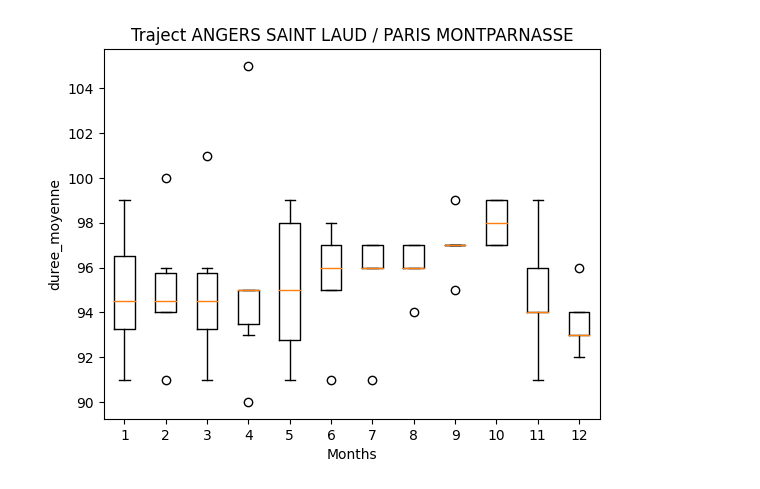
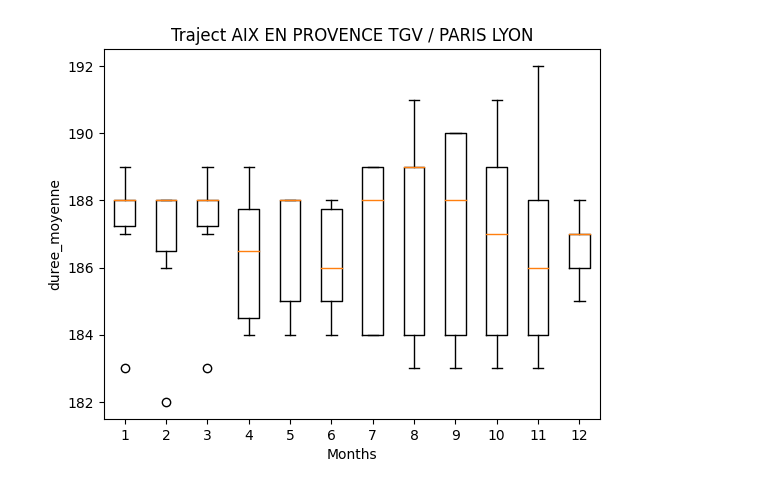
Before and after one commit to Salahidine2002/TGV_delay_prediction, a Jupyter notebook: Tests.ipynb, the cells around one changed output. Drawn from its saved outputs; the diff is of its cells as text; code cells hidden in the pictures.

```diff
--- a/Tests.ipynb
+++ b/Tests.ipynb
@@ -11,31 +10,27 @@ Matplotlib created a temporary config/cache directory at /tmp/matplotlib-f978bnh
 [interactive output not drawn]
 # %%
-from tools.tools_database import *
-
-Dataset = Read_data('./Data/TGV.csv')
-
 map_ = Display_map_delays(Dataset, column='delay')
 
 map_
 # %% [output]
 [interactive output not drawn]
 # %%
-from tools.tools_database import *
-
-Dataset = Read_data('./Data/TGV.csv')
-
 map_ = Display_map_delays(Dataset, column='nb_train_retard_arrivee')
 
 map_
 # %% [output]
 [interactive output not drawn]
-# %%
-from tools.tools_database import *
-
-
-Dataset = Read_data('./Data/TGV.csv')
-A = np.unique(Dataset['gare_depart'])
-
-Box_plot_months(Dataset, A[1], 'PARIS MONTPARNASSE', 'duree_moyenne')
-# %% [output]
-[figure, removed]
+# %%
+A = np.unique(Dataset['gare_depart'])
+
+station_coordinates = Load_coords()
+Net = Build_network(station_coordinates, Dataset, A)
+
+for i in range(len(A)) :
+    for j in range(len(A)) :
+        if i!=j and Net[i, j] :
+            Box_plot_months(Dataset, A[i], A[j], 'duree_moyenne')
+            break
+    break
+# %% [output]
+[figure, added]
```
Also changed, not shown: parts of 4 cells of this notebook, 1 other file.
